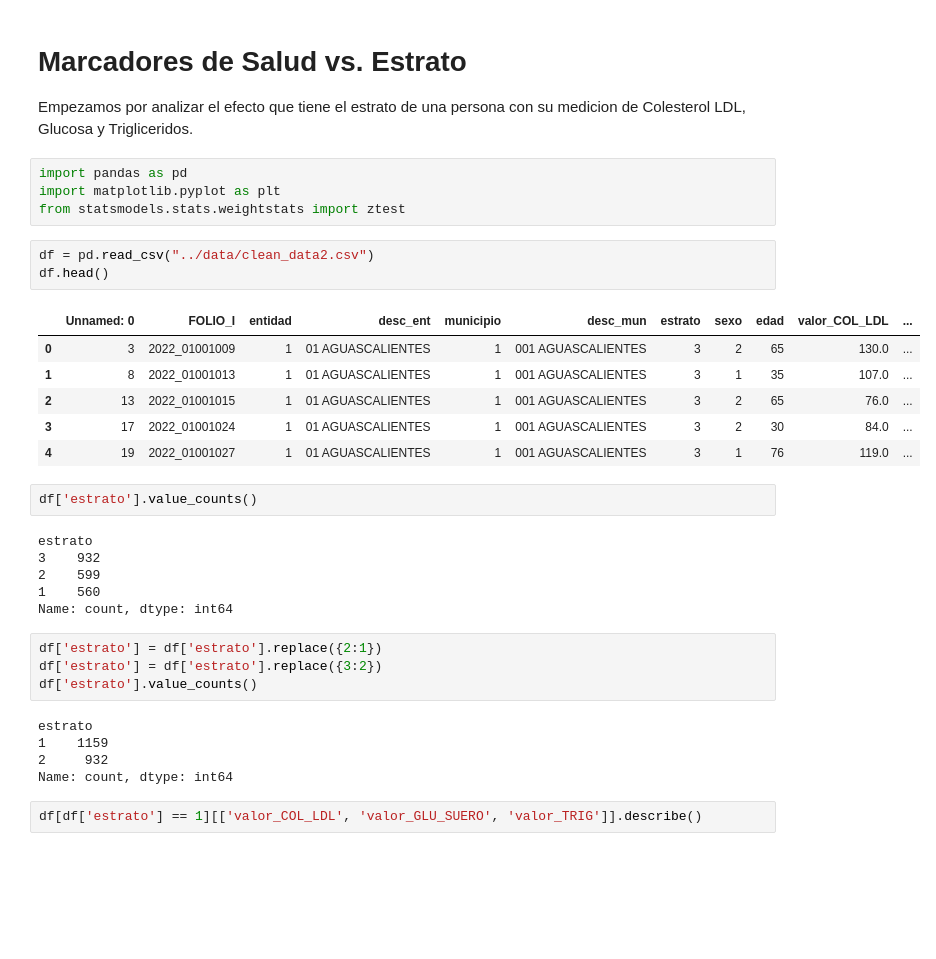
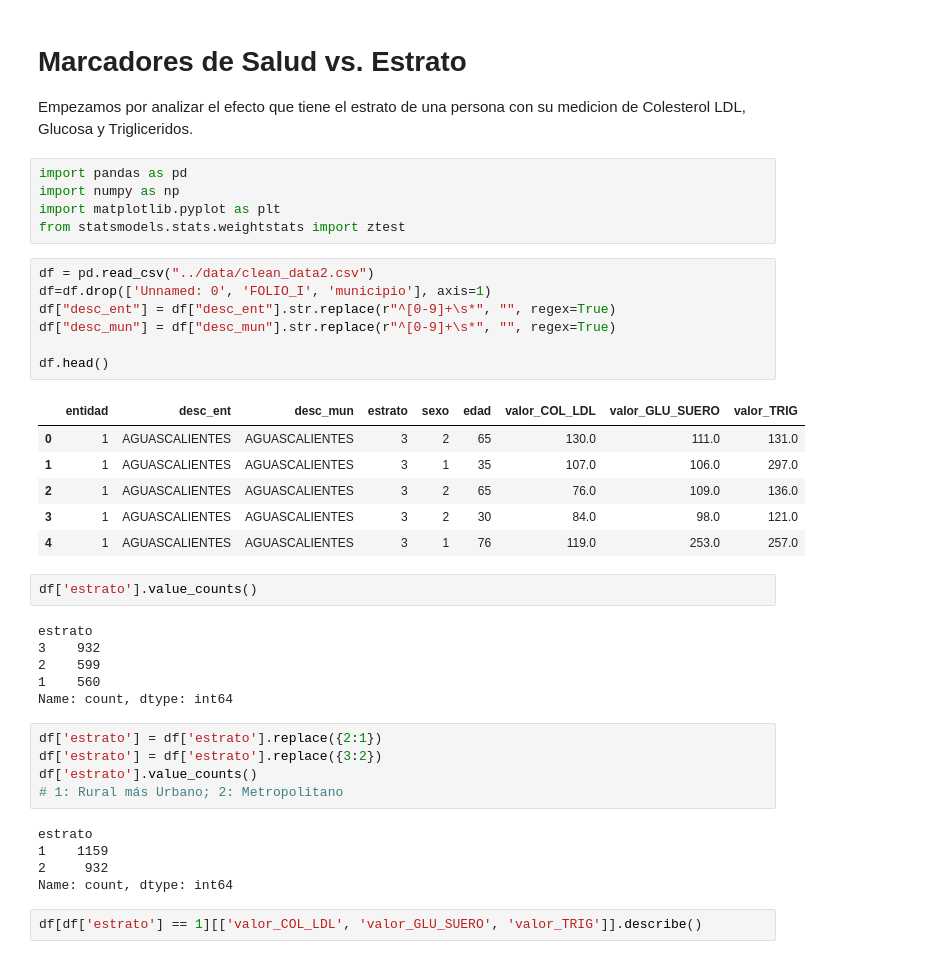
Before and after one commit to Juamops/MA1001b.501, a Jupyter notebook: notebooks/Estrato.ipynb, the cells around one changed output. Cells and saved outputs as stored; diff of their text form; blank space fills up the shorter version.

```diff
--- a/notebooks/Estrato.ipynb
+++ b/notebooks/Estrato.ipynb
@@ -5,18 +5,23 @@ Marcadores de Salud vs. Estrato
 Empezamos por analizar el efecto que tiene el estrato de una persona con su medicion de Colesterol LDL, Glucosa y Trigliceridos.
 # %%
 import pandas as pd
+import numpy as np
 import matplotlib.pyplot as plt
 from statsmodels.stats.weightstats import ztest
 # %%
 df = pd.read_csv("../data/clean_data2.csv")
+df=df.drop(['Unnamed: 0', 'FOLIO_I', 'municipio'], axis=1)
+df["desc_ent"] = df["desc_ent"].str.replace(r"^[0-9]+\s*", "", regex=True)
+df["desc_mun"] = df["desc_mun"].str.replace(r"^[0-9]+\s*", "", regex=True)
+
 df.head()
 # %% [output]
-|  | Unnamed: 0 | FOLIO_I | entidad | desc_ent | municipio | desc_mun | estrato | sexo | edad | valor_COL_LDL | ... |
-| 0 | 3 | 2022_01001009 | 1 | 01 AGUASCALIENTES | 1 | 001 AGUASCALIENTES | 3 | 2 | 65 | 130.0 | ... |
-| 1 | 8 | 2022_01001013 | 1 | 01 AGUASCALIENTES | 1 | 001 AGUASCALIENTES | 3 | 1 | 35 | 107.0 | ... |
-| 2 | 13 | 2022_01001015 | 1 | 01 AGUASCALIENTES | 1 | 001 AGUASCALIENTES | 3 | 2 | 65 | 76.0 | ... |
-| 3 | 17 | 2022_01001024 | 1 | 01 AGUASCALIENTES | 1 | 001 AGUASCALIENTES | 3 | 2 | 30 | 84.0 | ... |
-| 4 | 19 | 2022_01001027 | 1 | 01 AGUASCALIENTES | 1 | 001 AGUASCALIENTES | 3 | 1 | 76 | 119.0 | ... |
+|  | entidad | desc_ent | desc_mun | estrato | sexo | edad | valor_COL_LDL | valor_GLU_SUERO | valor_TRIG |
+| 0 | 1 | AGUASCALIENTES | AGUASCALIENTES | 3 | 2 | 65 | 130.0 | 111.0 | 131.0 |
+| 1 | 1 | AGUASCALIENTES | AGUASCALIENTES | 3 | 1 | 35 | 107.0 | 106.0 | 297.0 |
+| 2 | 1 | AGUASCALIENTES | AGUASCALIENTES | 3 | 2 | 65 | 76.0 | 109.0 | 136.0 |
+| 3 | 1 | AGUASCALIENTES | AGUASCALIENTES | 3 | 2 | 30 | 84.0 | 98.0 | 121.0 |
+| 4 | 1 | AGUASCALIENTES | AGUASCALIENTES | 3 | 1 | 76 | 119.0 | 253.0 | 257.0 |
 # %%
 df['estrato'].value_counts()
 # %% [output]
@@ -29,6 +34,7 @@ Name: count, dtype: int64
 df['estrato'] = df['estrato'].replace({2:1})
 df['estrato'] = df['estrato'].replace({3:2})
 df['estrato'].value_counts()
+# 1: Rural más Urbano; 2: Metropolitano
 # %% [output]
 estrato
 1    1159
```
Also changed, not shown: parts of 11 cells of this notebook.
